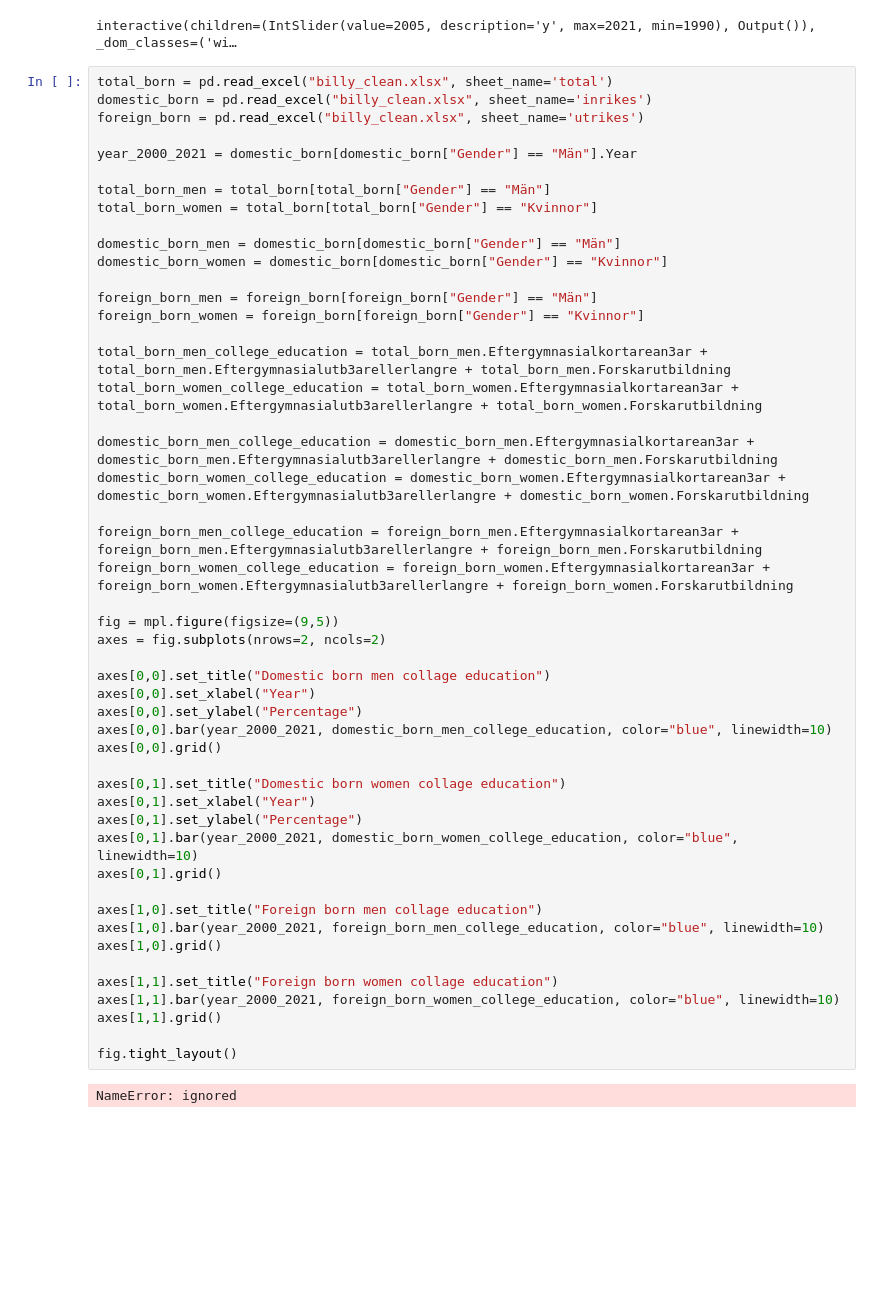
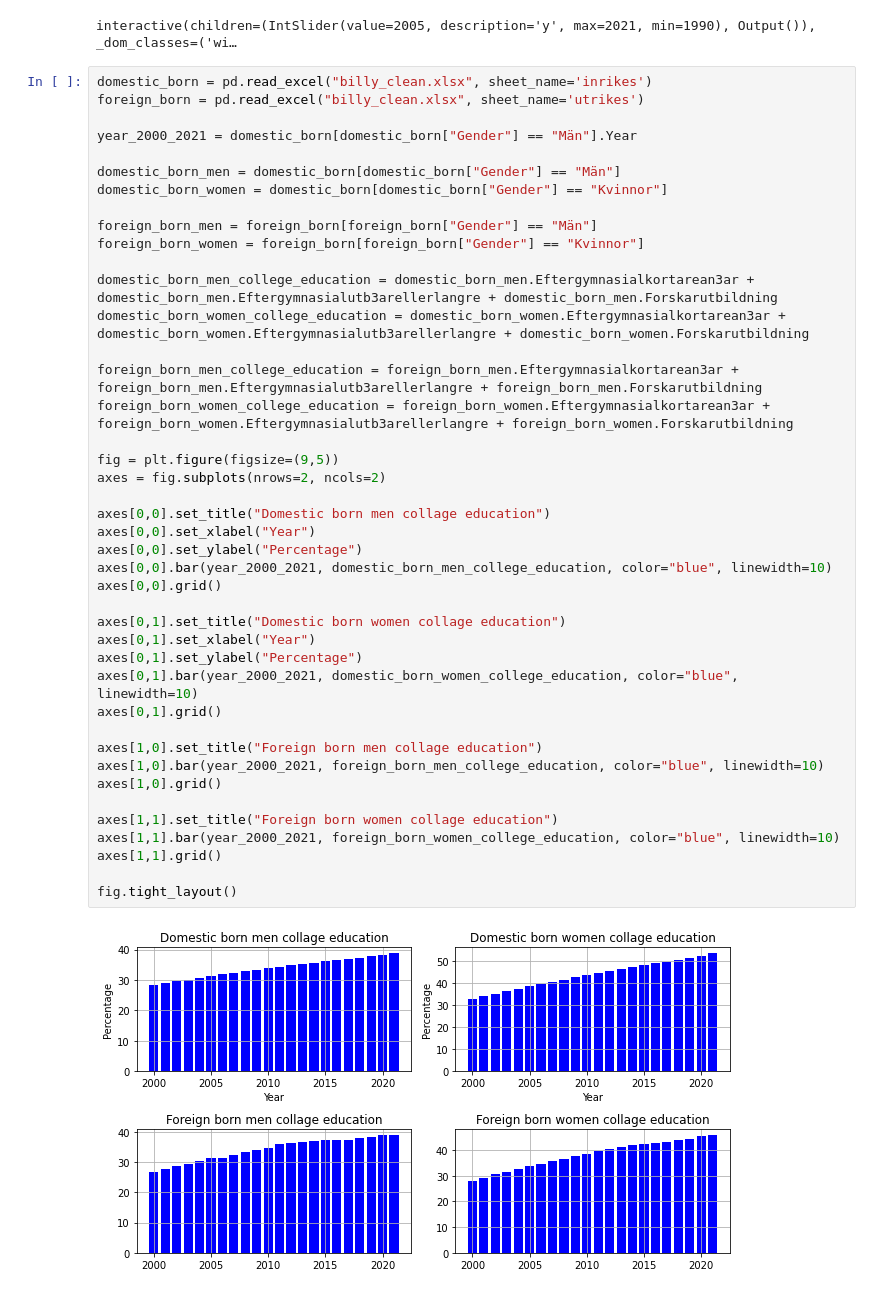
Before and after one commit to MorrisSimons/SCH_Visualizing_Sweden-s_Learning_Landscape, a Jupyter notebook: Lab_on_highest_level_of_education.ipynb, the cells around one changed output. Drawn from its saved outputs; the diff is of its cells as text; blank space fills up the shorter version.

```diff
--- a/Lab_on_highest_level_of_education.ipynb
+++ b/Lab_on_highest_level_of_education.ipynb
@@ -398,14 +370,10 @@ interact(Function, y=(1990,2021,1));
 # %% [output]
 interactive(children=(IntSlider(value=2005, description='y', max=2021, min=1990), Output()), _dom_classes=('wi…
 # %%
-total_born = pd.read_excel("billy_clean.xlsx", sheet_name='total')
 domestic_born = pd.read_excel("billy_clean.xlsx", sheet_name='inrikes')
 foreign_born = pd.read_excel("billy_clean.xlsx", sheet_name='utrikes')
 
 year_2000_2021 = domestic_born[domestic_born["Gender"] == "Män"].Year
-
-total_born_men = total_born[total_born["Gender"] == "Män"]
-total_born_women = total_born[total_born["Gender"] == "Kvinnor"]
 
 domestic_born_men = domestic_born[domestic_born["Gender"] == "Män"]
 domestic_born_women = domestic_born[domestic_born["Gender"] == "Kvinnor"]
@@ -413,39 +381,36 @@ domestic_born_women = domestic_born[domestic_born["Gender"] == "Kvinnor"]
 foreign_born_men = foreign_born[foreign_born["Gender"] == "Män"]
 foreign_born_women = foreign_born[foreign_born["Gender"] == "Kvinnor"]
 
-total_born_men_college_education = total_born_men.Eftergymnasialkortarean3ar + total_born_men.Eftergymnasialutb3arellerlangre + total_born_men.Forskarutbildning
-total_born_women_college_education = total_born_women.Eftergymnasialkortarean3ar + total_born_women.Eftergymnasialutb3arellerlangre + total_born_women.Forskarutbildning
-
 domestic_born_men_college_education = domestic_born_men.Eftergymnasialkortarean3ar + domestic_born_men.Eftergymnasialutb3arellerlangre + domestic_born_men.Forskarutbildning
 domestic_born_women_college_education = domestic_born_women.Eftergymnasialkortarean3ar + domestic_born_women.Eftergymnasialutb3arellerlangre + domestic_born_women.Forskarutbildning
 
 foreign_born_men_college_education = foreign_born_men.Eftergymnasialkortarean3ar + foreign_born_men.Eftergymnasialutb3arellerlangre + foreign_born_men.Forskarutbildning
 foreign_born_women_college_education = foreign_born_women.Eftergymnasialkortarean3ar + foreign_born_women.Eftergymnasialutb3arellerlangre + foreign_born_women.Forskarutbildning
 
-fig = mpl.figure(figsize=(9,5))
+fig = plt.figure(figsize=(9,5))
 axes = fig.subplots(nrows=2, ncols=2)
 
 axes[0,0].set_title("Domestic born men collage education")
 axes[0,0].set_xlabel("Year")
 axes[0,0].set_ylabel("Percentage")
 axes[0,0].bar(year_2000_2021, domestic_born_men_college_education, color="blue", linewidth=10)
 axes[0,0].grid()
 
 axes[0,1].set_title("Domestic born women collage education")
 axes[0,1].set_xlabel("Year")
 axes[0,1].set_ylabel("Percentage")
 axes[0,1].bar(year_2000_2021, domestic_born_women_college_education, color="blue", linewidth=10)
 axes[0,1].grid()
 
 axes[1,0].set_title("Foreign born men collage education")
 axes[1,0].bar(year_2000_2021, foreign_born_men_college_education, color="blue", linewidth=10)
 axes[1,0].grid()
 
 axes[1,1].set_title("Foreign born women collage education")
 axes[1,1].bar(year_2000_2021, foreign_born_women_college_education, color="blue", linewidth=10)
 axes[1,1].grid()
 
 fig.tight_layout()
 # %% [output]
-NameError: ignored
+[figure, added]
 # %%
```
Also changed, not shown: parts of 2 cells of this notebook.
